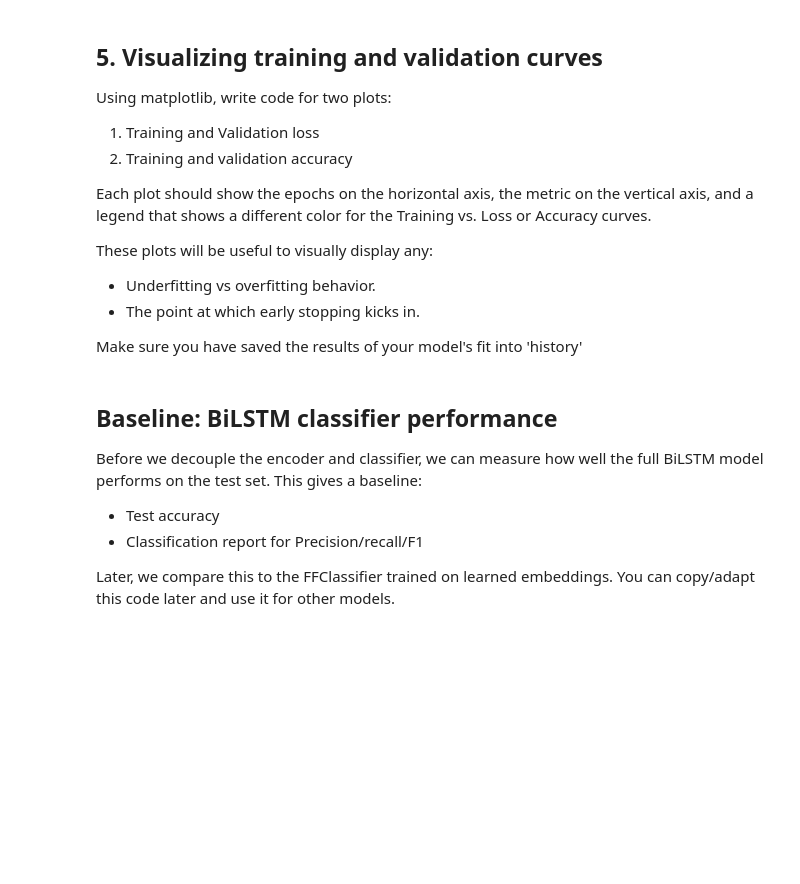
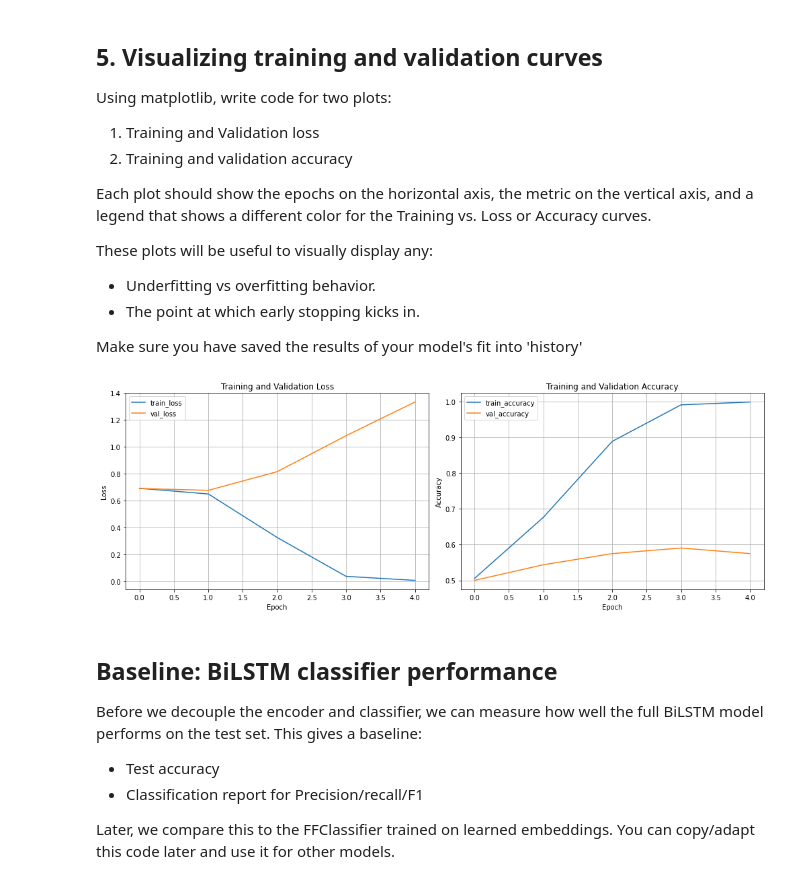
Before and after one commit to KiranKBobba/Fin_Risk_Analytics, a Jupyter notebook: IT_720_Assignment_2_Kiran_Kumar_Bobba.ipynb, the cells around one changed output. Cells and saved outputs as stored; diff of their text form; code cells hidden in the pictures; blank space fills up the shorter version.

```diff
--- a/IT_720_Assignment_2_Kiran_Kumar_Bobba.ipynb
+++ b/IT_720_Assignment_2_Kiran_Kumar_Bobba.ipynb
@@ -262,5 +330,10 @@ Call biLSTM.summary() to see a descrition of your complete encoder. You should s
 5. Dropout
 6. Dense
 # %%
-# Finish the rest of the encoder as just described.
-# Compile it and call biLSTM.summary() to view the results.
+dropout_rate = 0.3
+x = Dropout(dropout_rate, name="encoder_dropout")(sentence_embedding)
+output = Dense(1, activation="sigmoid", name="sentiment_output")(x)
+
+biLSTM = Model(inputs=encoder_input, outputs=output, name="biLSTM_encoder_with_head")
+biLSTM.compile(optimizer=Adam(), loss="binary_crossentropy", metrics=["accuracy"])
+biLSTM.summary()
@@ -281,3 +372,14 @@ Key hyperparameters are:
 - Dropout rate (set above)
 - The `patience` for early stopping (i.e. how many epochs with no improvement in validation loss for early stopping)
 - Use `verbose=1` if you wish to see the output for each epoch during training.
+# %%
+early_stop = EarlyStopping(monitor="val_loss", patience=3, restore_best_weights=True, verbose=1)
+
+history = biLSTM.fit(
+    X_train_seq,
+    y_train,
+    validation_data=(X_val_seq, y_val),
+    epochs=20,
+    batch_size=32,
+    callbacks=[early_stop],
+    verbose=1)
@@ -295,6 +413,31 @@ These plots will be useful to visually display any:
 - The point at which early stopping kicks in.
 
 Make sure you have saved the results of your model's fit into 'history'
+# %%
+plt.figure(figsize=(14, 5))
+
+plt.subplot(1, 2, 1)
+plt.plot(history.history["loss"], label="train_loss")
+plt.plot(history.history["val_loss"], label="val_loss")
+plt.xlabel("Epoch")
+plt.ylabel("Loss")
+plt.title("Training and Validation Loss")
+plt.legend()
+plt.grid(True)
+
+plt.subplot(1, 2, 2)
+plt.plot(history.history["accuracy"], label="train_accuracy")
+plt.plot(history.history["val_accuracy"], label="val_accuracy")
+plt.xlabel("Epoch")
+plt.ylabel("Accuracy")
+plt.title("Training and Validation Accuracy")
+plt.legend()
+plt.grid(True)
+
+plt.tight_layout()
+plt.show()
+# %% [output]
+[figure, added]
 # %% [markdown]
 ## Baseline: BiLSTM classifier performance
 
```
Also changed, not shown: parts of 18 cells of this notebook.
